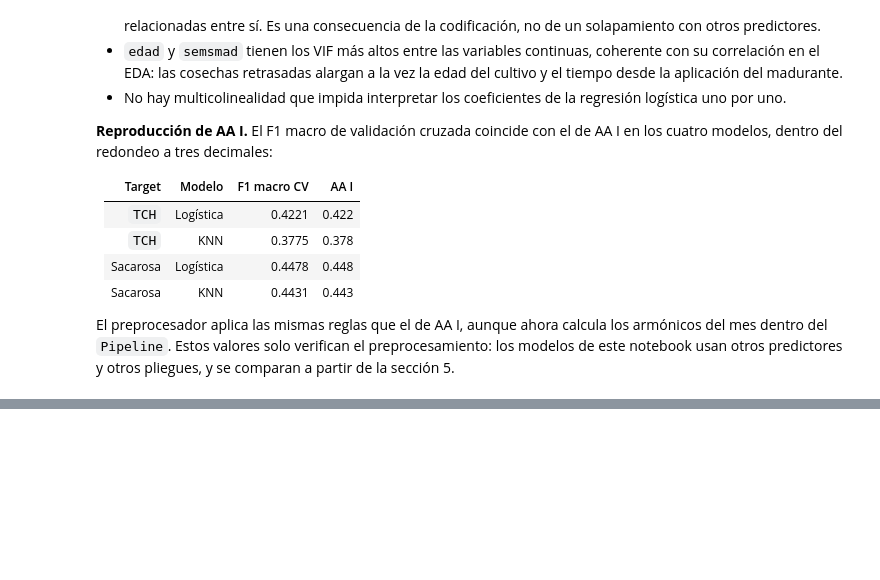
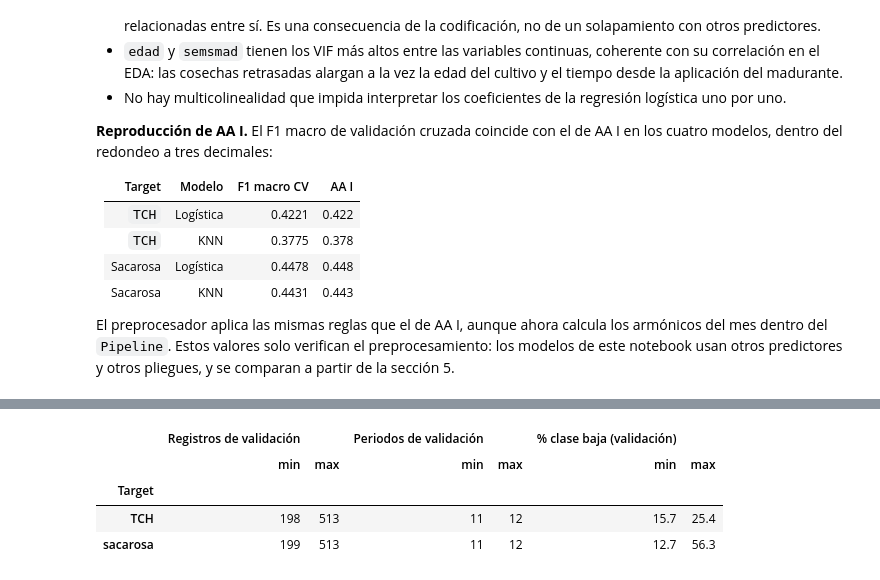
Before and after one commit to juanestebancg2806/sugarcane-yield-quality-prediction, a Jupyter notebook: 03_comparacion_modelos_ipsa.ipynb, the cells around one changed output, grey strips where cells are left out. Cells and saved outputs as stored; diff of their text form; code cells hidden in the pictures; blank space fills up the shorter version.

```diff
--- a/03_comparacion_modelos_ipsa.ipynb
+++ b/03_comparacion_modelos_ipsa.ipynb
@@ -943,0 +954,89 @@ El preprocesador aplica las mismas reglas que el de AA I, aunque ahora calcula l
+# %%
+# 3.4 Pliegues de validación cruzada: 3 repeticiones × 5 pliegues, agrupados por periodo y comunes a todos los modelos
+from dataclasses import dataclass
+
+from sklearn.model_selection import GroupKFold
+
+N_PLIEGUES, N_REPETICIONES = 5, 3
+SEMILLAS_REPETICION = [RANDOM_STATE + repeticion for repeticion in range(N_REPETICIONES)]  # 42, 43, 44
+
+# Asignación de cada registro de entrenamiento a un pliegue de validación, en cada repetición.
+# GroupKFold con barajado reparte los periodos al azar según la semilla, así que cada repetición es distinta
+pliegue_asignado = pd.DataFrame(index=df_train.index)
+for repeticion, semilla in enumerate(SEMILLAS_REPETICION):
+    asignador = GroupKFold(n_splits=N_PLIEGUES, shuffle=True, random_state=semilla)
+    asignacion = pd.Series(-1, index=df_train.index)
+    for numero_pliegue, (_, posiciones_validacion) in enumerate(
+            asignador.split(df_train, groups=df_train["periodo"])):
+        asignacion.iloc[posiciones_validacion] = numero_pliegue
+    assert (asignacion >= 0).all(), f"Repetición {repeticion}: hay registros sin pliegue"
+    pliegue_asignado[f"repeticion_{repeticion}"] = asignacion
+
+# Cada periodo debe quedar completo en un solo pliegue de cada repetición
+for columna in pliegue_asignado:
+    pliegues_por_periodo = pliegue_asignado[columna].groupby(df_train["periodo"]).nunique()
+    assert (pliegues_por_periodo == 1).all(), f"{columna}: un periodo quedó repartido en más de un pliegue"
+
+# Las tres asignaciones deben ser distintas: ningún par de repeticiones reparte los periodos igual
+periodos_por_pliegue = {columna: {frozenset(df_train.loc[pliegue_asignado[columna] == k, "periodo"])
+                                  for k in range(N_PLIEGUES)} for columna in pliegue_asignado}
+columnas_repeticion = list(pliegue_asignado.columns)
+for posicion, columna_a in enumerate(columnas_repeticion):
+    for columna_b in columnas_repeticion[posicion + 1:]:
+        assert periodos_por_pliegue[columna_a] != periodos_por_pliegue[columna_b], \
+            f"{columna_a} y {columna_b} reparten los periodos igual"
+
+
+@dataclass
+class DatosTarget:
+    """Conjuntos de entrenamiento y prueba de un target, con sus 15 pliegues de validación cruzada."""
+    X_train: pd.DataFrame
+    y_train: pd.Series
+    periodo_train: pd.Series
+    X_test: pd.DataFrame
+    y_test: pd.Series
+    pliegues: list  # pares (posiciones de ajuste, posiciones de validación) dentro de X_train
+
+
+# Columnas que reciben los modelos: los predictores y las variables de las pruebas de robustez
+COLUMNAS_ENTRADA = PREDICTORES + PREDICTORES_ROBUSTEZ
+
+datos_por_target = {}
+for target, columna_codigo in COLUMNA_CODIGO.items():
+    entrenamiento = df_train[df_train[columna_codigo].notna()]
+    prueba = df_test[df_test[columna_codigo].notna()]
+    # En TCH se retiran los registros sin clase después de asignar los pliegues, sin cambiar la asignación
+    asignacion_target = pliegue_asignado.loc[entrenamiento.index]
+    pliegues_target = [
+        (np.flatnonzero(asignacion_target[columna] != k), np.flatnonzero(asignacion_target[columna] == k))
+        for columna in asignacion_target for k in range(N_PLIEGUES)
+    ]
+    datos_por_target[target] = DatosTarget(
+        X_train=entrenamiento[COLUMNAS_ENTRADA], y_train=entrenamiento[columna_codigo].astype(int),
+        periodo_train=entrenamiento["periodo"],
+        X_test=prueba[COLUMNAS_ENTRADA], y_test=prueba[columna_codigo].astype(int),
+        pliegues=pliegues_target,
+    )
+
+# Verificación de cada pliegue: periodos disjuntos entre ajuste y validación, y las tres clases en validación
+filas_pliegues = []
+for target, datos in datos_por_target.items():
+    for numero, (ajuste, validacion) in enumerate(datos.pliegues):
+        periodos_ajuste = set(datos.periodo_train.iloc[ajuste])
+        periodos_validacion = set(datos.periodo_train.iloc[validacion])
+        assert periodos_ajuste.isdisjoint(periodos_validacion), f"{target}: periodos compartidos en el pliegue {numero}"
+        assert len(ajuste) + len(validacion) == len(datos.y_train)
+        clases_validacion = datos.y_train.iloc[validacion]
+        assert clases_validacion.nunique() == len(CLASES), f"{target}: falta una clase en el pliegue {numero}"
+        filas_pliegues.append({
+            "Target": target, "Repetición": numero // N_PLIEGUES, "Pliegue": numero % N_PLIEGUES,
+            "Registros de validación": len(validacion), "Periodos de validación": len(periodos_validacion),
+            "% clase baja (validación)": 100 * (clases_validacion == 0).mean(),
+        })
+
+tabla_pliegues = pd.DataFrame(filas_pliegues).set_index(["Target", "Repetición", "Pliegue"])
+display(tabla_pliegues.round(1).unstack("Target"))
+display(tabla_pliegues.groupby("Target").agg(["min", "max"]).round(1))
+for target, datos in datos_por_target.items():
+    print(f"{target}: entrenamiento {len(datos.y_train)} | prueba {len(datos.y_test)} | pliegues {len(datos.pliegues)}")
+# %% [output]
@@ -943,0 +1061,5 @@ El preprocesador aplica las mismas reglas que el de AA I, aunque ahora calcula l
+|  | Registros de validación |  | Periodos de validación |  | % clase baja (validación) |  |
+|  | min | max | min | max | min | max |
+| Target |  |  |  |  |  |  |
+| TCH | 198 | 513 | 11 | 12 | 15.7 | 25.4 |
+| sacarosa | 199 | 513 | 11 | 12 | 12.7 | 56.3 |
```
Also changed, not shown: parts of 9 cells of this notebook.
